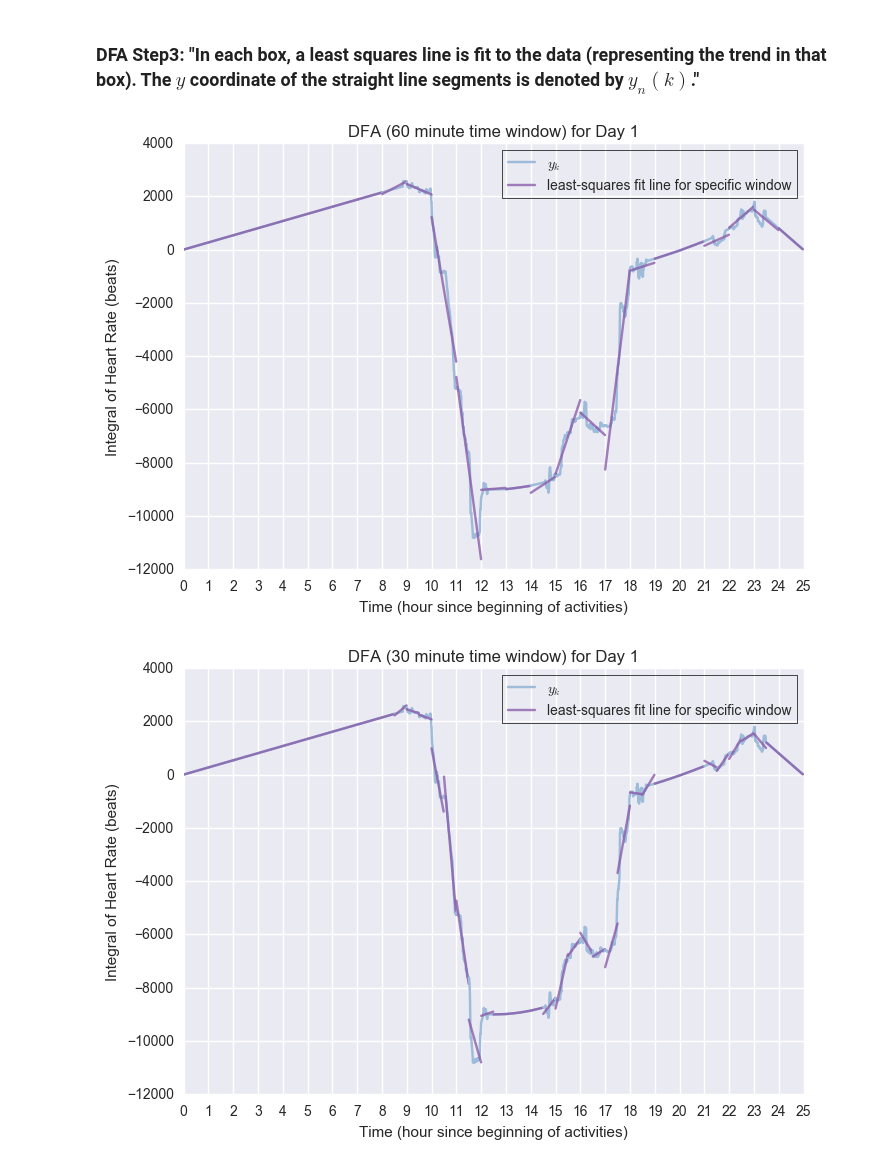
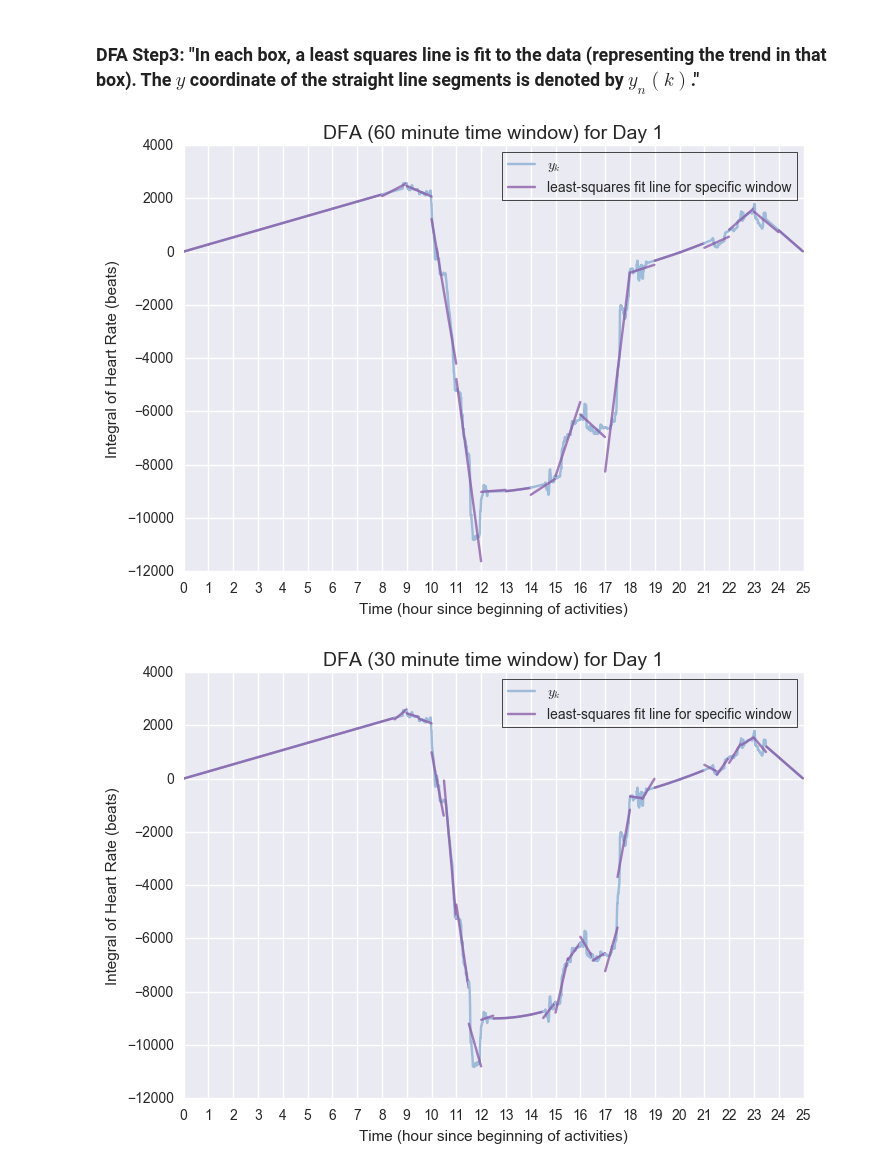
Before and after one commit to terrrychan/PHS-Project, a Jupyter notebook: Visualizations.ipynb, the cells around one changed output. Cells and saved outputs as stored; diff of their text form; code cells hidden in the pictures.

```diff
--- a/Visualizations.ipynb
+++ b/Visualizations.ipynb
@@ -25,6 +25,8 @@ COLORS = ['#e0ecf4', # light gray-blue
           '#810f7c'] # magenta-purple
 
 BGCOLOR = COLORS[0]
+
+TITLEFONTSIZE=14
 
 LINEALPHA = 1.0
 LINECOLOR = COLORS[2]
@@ -546,33 +548,33 @@ def dfa_linregress(window):
 
         ynk = ynk.append(dfa_box['time_min'].multiply(slope) + intercept)
 
         # prepare box_start and box_end for next iteration
         box_start += window
         box_end += window
         if box_end > data['time_min'].max():
             box_end = data['time_min'].max()
 
     axes = plt.gca()
     resadjust(axes, xres=1)
-    plt.title("DFA (" + str(window) + " minute time window) for Day 1")
+    plt.title("DFA (" + str(window) + " minute time window) for Day 1", fontsize=TITLEFONTSIZE)
     plt.xlabel('Time (hour since beginning of activities)')
     plt.ylabel('Integral of Heart Rate (beats)')
 
     legend = plt.legend(["$y_k$", "least-squares fit line for specific window"], loc=1, frameon=True)
     legend.get_frame().set_facecolor(LEGENDFACECOLOR)
     legend.get_frame().set_edgecolor(LEGENDEDGECOLOR)
     legend.get_frame().set_linewidth(LEGENDLINEWIDTH)
 
     filename_dict = {30.0: "30min",
                      60.0: "60min"}
     plt.savefig("dfa_"+filename_dict[window]+".png", format='png')
     plt.savefig("dfa_"+filename_dict[window]+".pdf", format='pdf')
     plt.show()
 
     return ynk
 
 ynk_hour = dfa_linregress(60)
 ynk_halfhour = dfa_linregress(30)
 # %% [output]
-[figure, old version]
+[figure, new version]
-[figure, old version]
+[figure, new version]
```
Also changed, not shown: parts of 6 cells of this notebook, 14 other files.
